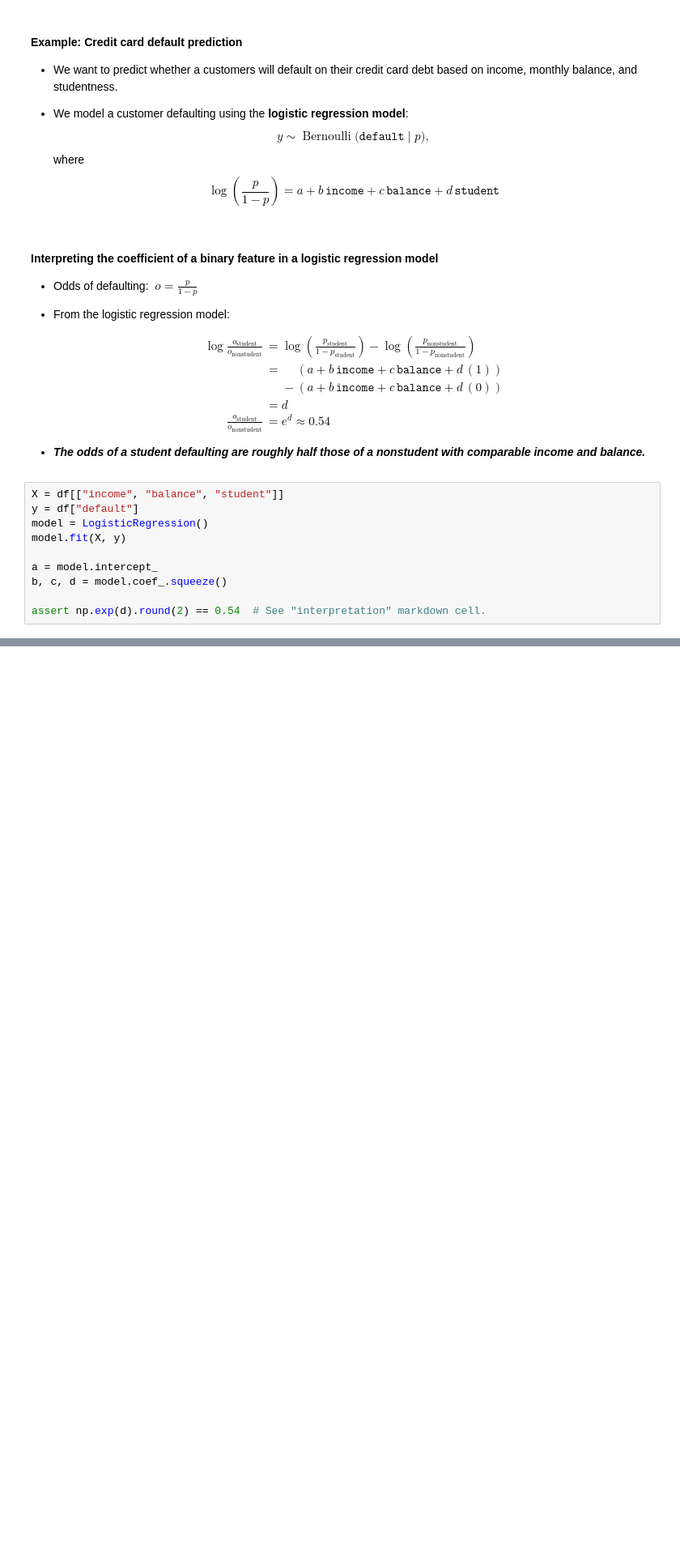
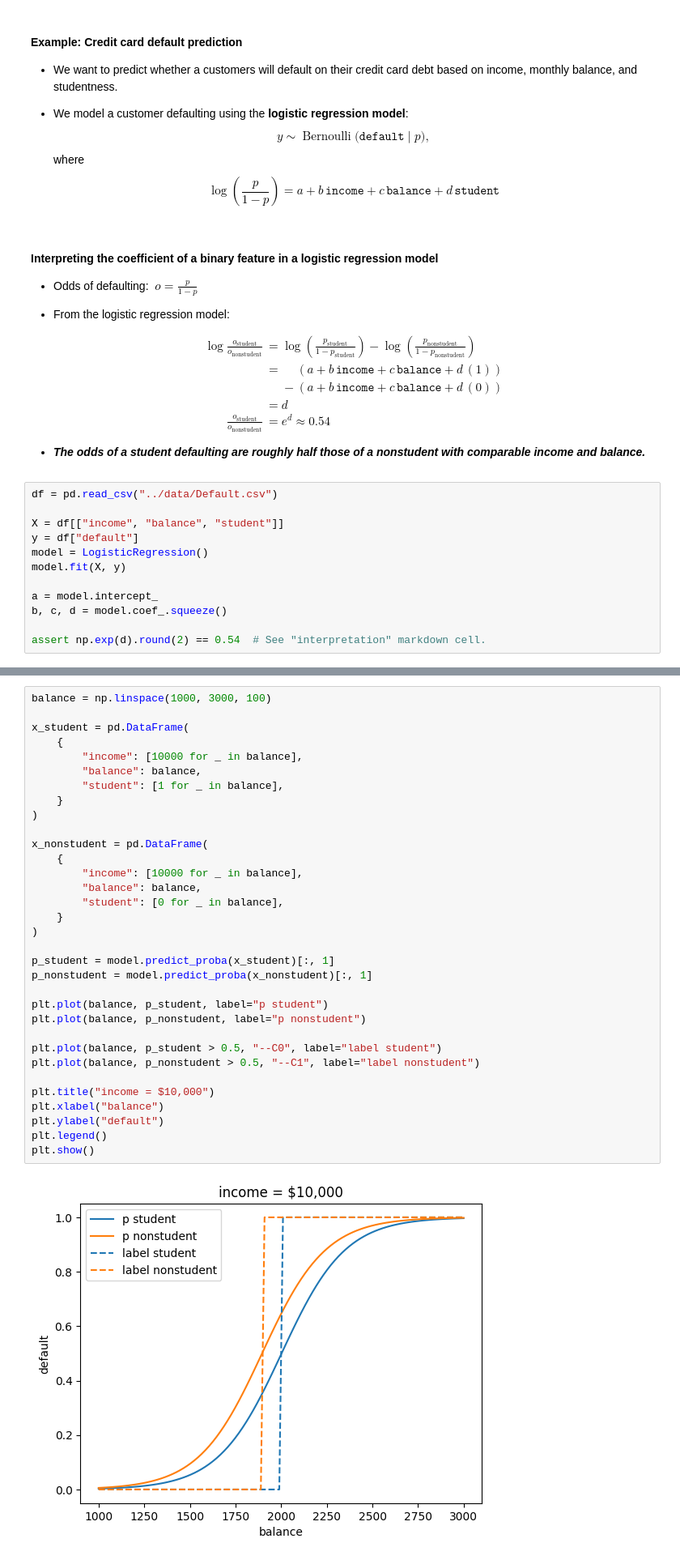
Before and after one commit to mgreenbe/DATA335W2025, a Jupyter notebook: code/logistic_regression.ipynb, the cells around one changed output, grey strips where cells are left out. Shown at 81% size. Saved outputs shown, nothing was run; the diff lists cells and outputs as text; blank space fills up the shorter version.

```diff
--- a/code/logistic_regression.ipynb
+++ b/code/logistic_regression.ipynb
@@ -80,6 +80,8 @@ True
 
 - **_The odds of a student defaulting are roughly half those of a nonstudent with comparable income and balance._**
 # %%
+df = pd.read_csv("../data/Default.csv")
+
 X = df[["income", "balance", "student"]]
 y = df["default"]
 model = LogisticRegression()
@@ -91,0 +122,35 @@ assert np.exp(d).round(2) == 0.54  # See "interpretation" markdown cell.
+# %%
+balance = np.linspace(1000, 3000, 100)
+
+x_student = pd.DataFrame(
+    {
+        "income": [10000 for _ in balance],
+        "balance": balance,
+        "student": [1 for _ in balance],
+    }
+)
+
+x_nonstudent = pd.DataFrame(
+    {
+        "income": [10000 for _ in balance],
+        "balance": balance,
+        "student": [0 for _ in balance],
+    }
+)
+
+p_student = model.predict_proba(x_student)[:, 1]
+p_nonstudent = model.predict_proba(x_nonstudent)[:, 1]
+
+plt.plot(balance, p_student, label="p student")
+plt.plot(balance, p_nonstudent, label="p nonstudent")
+
+plt.plot(balance, p_student > 0.5, "--C0", label="label student")
+plt.plot(balance, p_nonstudent > 0.5, "--C1", label="label nonstudent")
+
+plt.title("income = $10,000")
+plt.xlabel("balance")
+plt.ylabel("default")
+plt.legend()
+plt.show()
+# %% [output]
+[figure, added]
```
Also changed, not shown: parts of 12 cells of this notebook.
